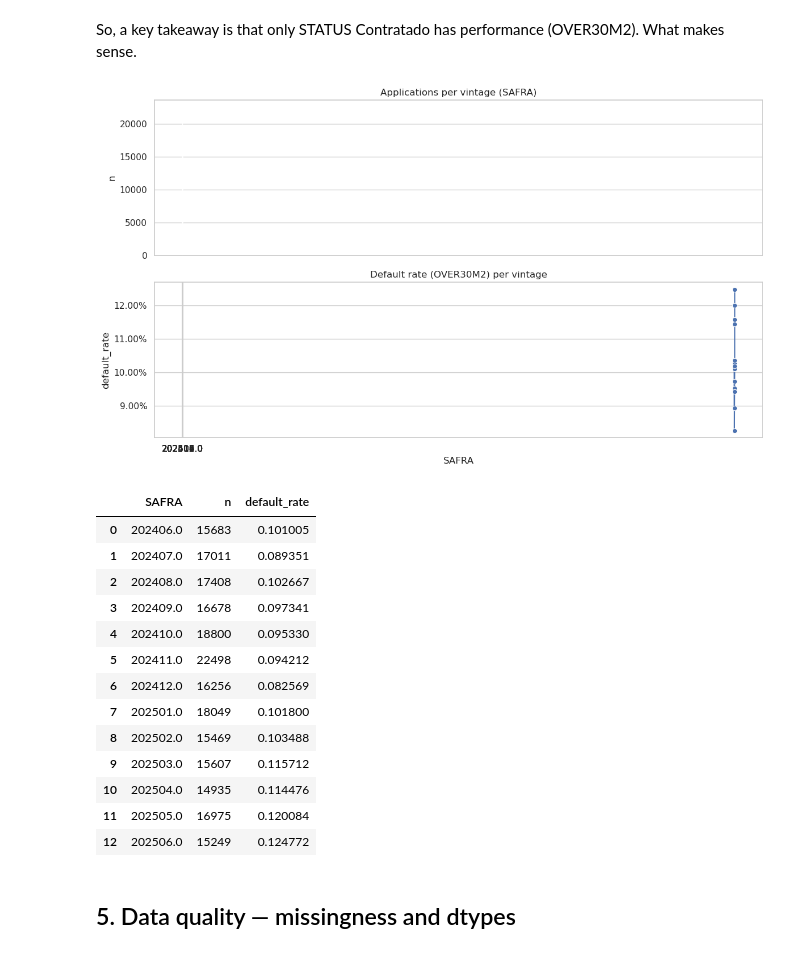
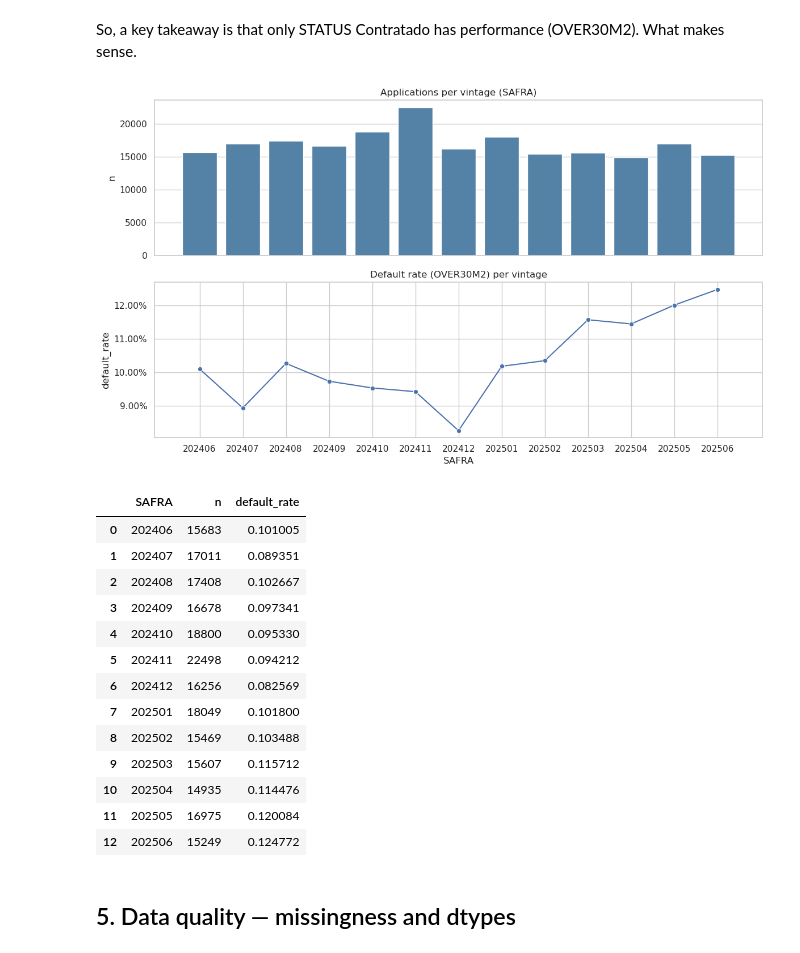
Before and after one commit to nocedan/credit-policy-analisys, a Jupyter notebook: notebooks/1.0-dn-initial-data-exploration.ipynb, the cells around one changed output. Cells and saved outputs as stored; diff of their text form; code cells hidden in the pictures.

Commit message:
Fix SAFRA axis in vintage plot: categorical labels for both subplots
Float SAFRA made sharex combine barplot's categorical positions with
lineplot's numeric ones, collapsing the figure. Sort by SAFRA and cast
to int-string so both subplots share one ordered categorical axis.

Co-Authored-By: Claude Fable 5 <noreply@anthropic.com>

```diff
--- a/notebooks/1.0-dn-initial-data-exploration.ipynb
+++ b/notebooks/1.0-dn-initial-data-exploration.ipynb
@@ -189,36 +189,40 @@ So, a key takeaway is that only STATUS Contratado has performance (OVER30M2). Wh
 # %%
 by_safra = (
     perf.groupby("SAFRA", dropna=False)
     .agg(n=("uuid", "size"), default_rate=("OVER30M2", "mean"))
     .reset_index()
+    .sort_values("SAFRA")
 )
+# SAFRA is float (202408.0): as a label both subplots share one ordered categorical axis
+# (numeric x would misalign barplot vs lineplot and add a fake 202413..202500 gap)
+by_safra["SAFRA"] = by_safra["SAFRA"].astype(int).astype(str)
 
 fig, axes = plt.subplots(2, 1, figsize=(12, 7), sharex=True)
 sns.barplot(data=by_safra, x="SAFRA", y="n", ax=axes[0], color="steelblue")
 axes[0].set_title("Applications per vintage (SAFRA)")
 sns.lineplot(data=by_safra, x="SAFRA", y="default_rate", ax=axes[1], marker="o")
 axes[1].set_title("Default rate (OVER30M2) per vintage")
 axes[1].yaxis.set_major_formatter(plt.matplotlib.ticker.PercentFormatter(1.0))
 plt.tight_layout()
 plt.show()
 
 by_safra
 # %% [output]
-[figure, old version]
+[figure, new version]
 |  | SAFRA | n | default_rate |
-| 0 | 202406.0 | 15683 | 0.101005 |
-| 1 | 202407.0 | 17011 | 0.089351 |
-| 2 | 202408.0 | 17408 | 0.102667 |
-| 3 | 202409.0 | 16678 | 0.097341 |
-| 4 | 202410.0 | 18800 | 0.095330 |
-| 5 | 202411.0 | 22498 | 0.094212 |
-| 6 | 202412.0 | 16256 | 0.082569 |
-| 7 | 202501.0 | 18049 | 0.101800 |
-| 8 | 202502.0 | 15469 | 0.103488 |
-| 9 | 202503.0 | 15607 | 0.115712 |
-| 10 | 202504.0 | 14935 | 0.114476 |
-| 11 | 202505.0 | 16975 | 0.120084 |
-| 12 | 202506.0 | 15249 | 0.124772 |
+| 0 | 202406 | 15683 | 0.101005 |
+| 1 | 202407 | 17011 | 0.089351 |
+| 2 | 202408 | 17408 | 0.102667 |
+| 3 | 202409 | 16678 | 0.097341 |
+| 4 | 202410 | 18800 | 0.095330 |
+| 5 | 202411 | 22498 | 0.094212 |
+| 6 | 202412 | 16256 | 0.082569 |
+| 7 | 202501 | 18049 | 0.101800 |
+| 8 | 202502 | 15469 | 0.103488 |
+| 9 | 202503 | 15607 | 0.115712 |
+| 10 | 202504 | 14935 | 0.114476 |
+| 11 | 202505 | 16975 | 0.120084 |
+| 12 | 202506 | 15249 | 0.124772 |
 # %% [markdown]
 ## 5. Data quality — missingness and dtypes
 # %%
```
